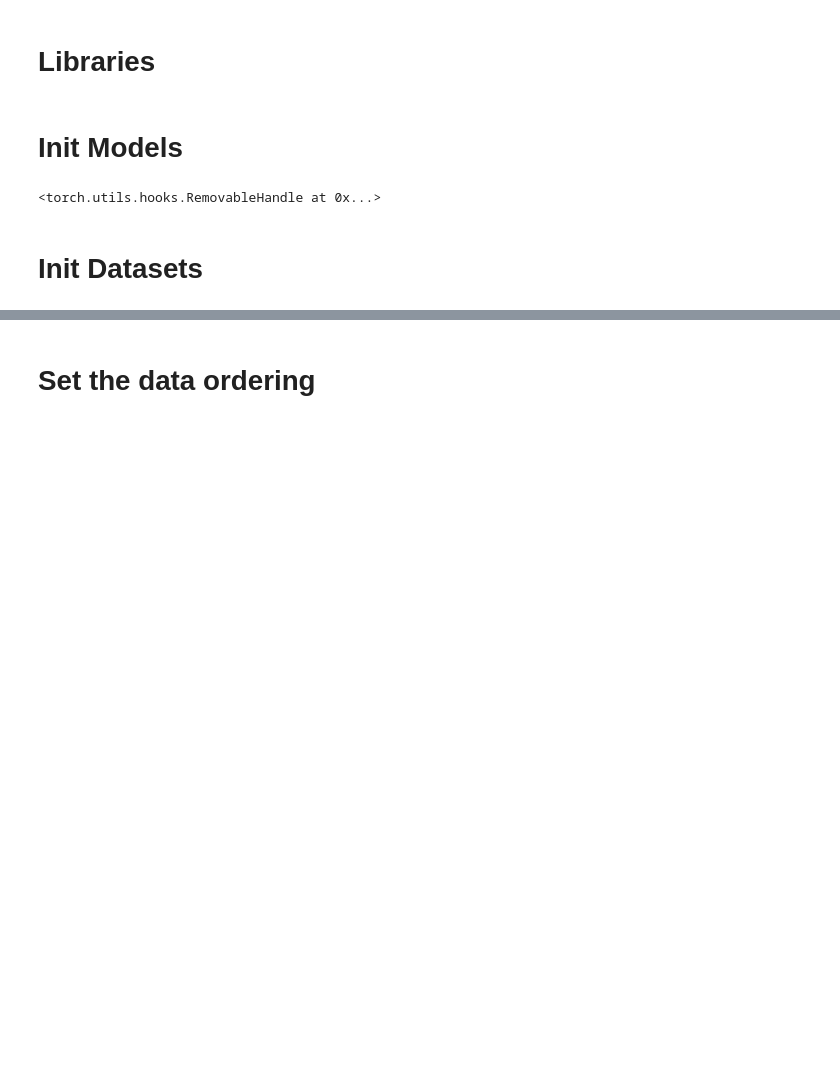
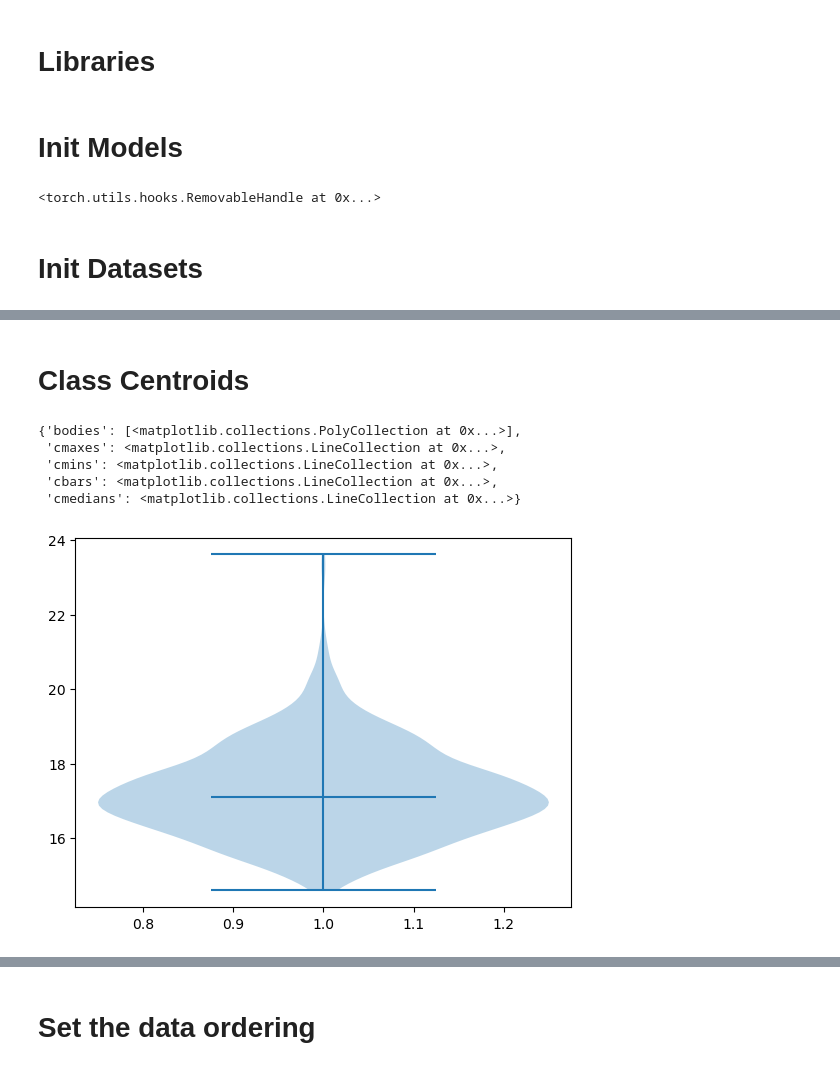
Before and after one commit to Geffen-Cooper/continual_learning_playground, a Jupyter notebook: src/test_time_kd/domain_experiments.ipynb, the cells around one changed output, grey strips where cells are left out. Drawn from its saved outputs; the diff is of its cells as text; code cells hidden in the pictures; blank space fills up the shorter version.

```diff
--- a/src/test_time_kd/domain_experiments.ipynb
+++ b/src/test_time_kd/domain_experiments.ipynb
@@ -49,0 +81,39 @@ visualize_batch(corr_val_loaders64[6])
+# %%
+for i,dl in enumerate(corr_val_loaders):
+    save_embds(dl,"embds/corr224_" + corruptions[i] + ".pt",model,activationT)
+# %%
+for i,dl in enumerate(corr_val_loaders64):
+    save_embds(dl,"embds/corr64_" + corruptions[i] + ".pt",model64,activationS)
+# %% [markdown]
+# Class Centroids
+# %%
+def get_class_centroids(embds,labels):
+    means = torch.zeros((1000,1280))
+    stds = torch.zeros((1000,1280))
+    for i,c in enumerate(torch.unique(labels)):
+        idxs = (labels == c).nonzero().view(-1)
+        c_embds = embds[idxs]
+        means[i] = torch.mean(c_embds,dim=0)
+        stds[i] = torch.std(c_embds,dim=0)
+    return means,stds
+# %%
+embds,labels = torch.load("embds/clean224.pt")
+means,stds = get_class_centroids(embds,labels)
+
+embds64,labels64 = torch.load("embds/clean64.pt")
+means64,stds64 = get_class_centroids(embds64,labels64)
+
+corr_embds,corr_labels = torch.load("embds/corr224_gaussian_noise.pt")
+corr_means,corr_stds = get_class_centroids(corr_embds,corr_labels)
+
+corr_embds64,corr_labels64 = torch.load("embds/corr64_gaussian_noise.pt")
+corr_means64,corr_stds64 = get_class_centroids(corr_embds64,corr_labels64)
+# %%
+plt.violinplot(torch.norm(corr_means64,dim=1),showmedians=True)
+# %% [output]
+{'bodies': [<matplotlib.collections.PolyCollection at 0x...>],
+ 'cmaxes': <matplotlib.collections.LineCollection at 0x...>,
+ 'cmins': <matplotlib.collections.LineCollection at 0x...>,
+ 'cbars': <matplotlib.collections.LineCollection at 0x...>,
+ 'cmedians': <matplotlib.collections.LineCollection at 0x...>}
+[figure, added]
```
Also changed, not shown: parts of 16 cells of this notebook.
